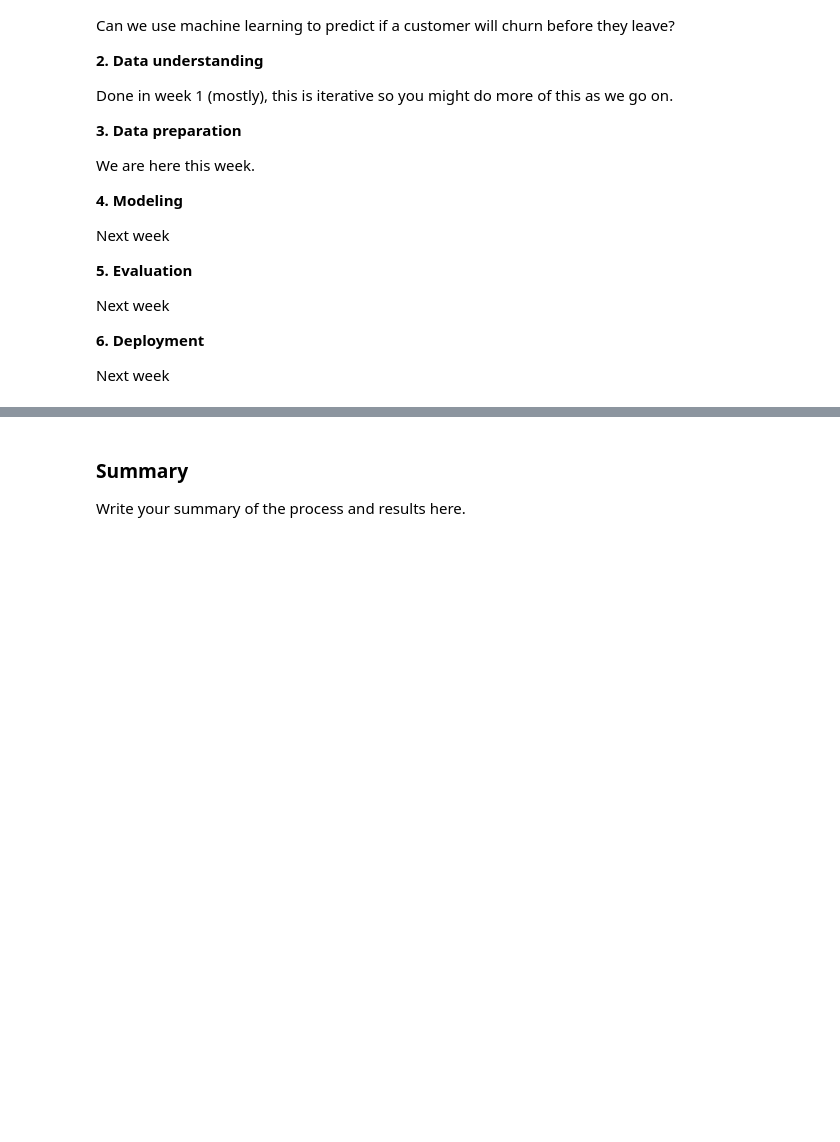
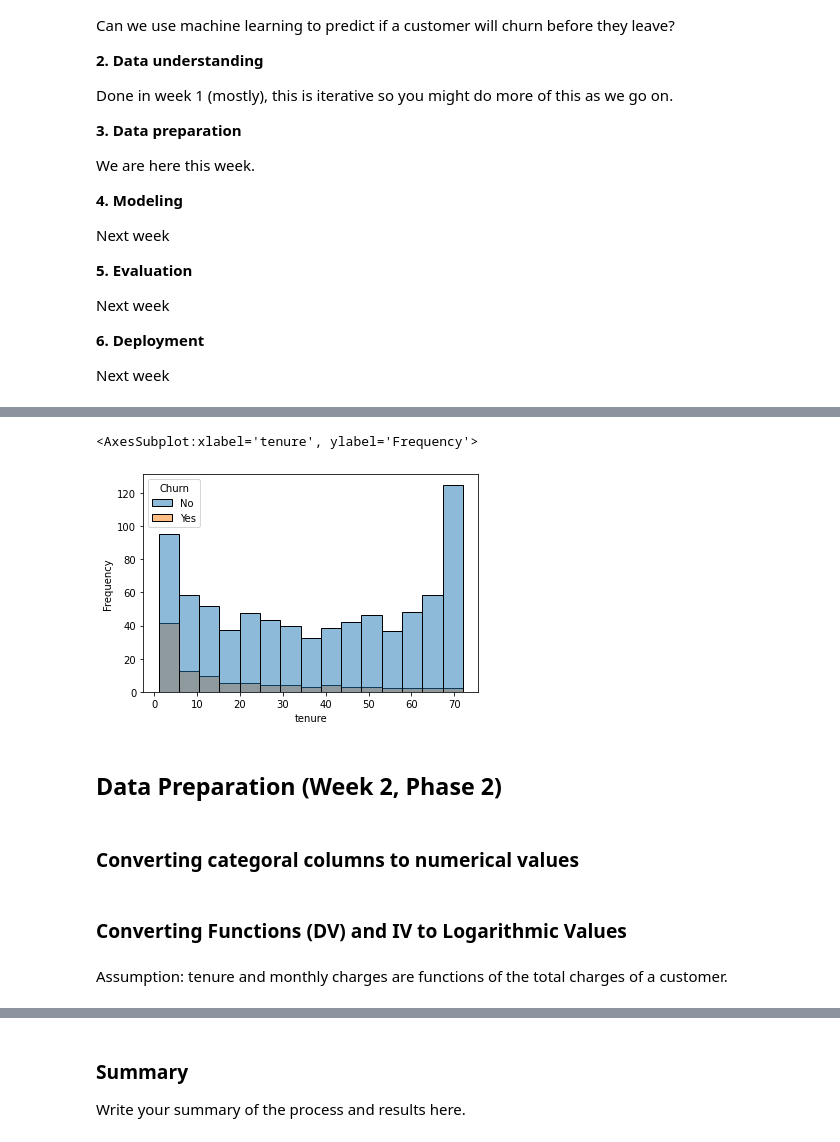
Before and after one commit to kscully-dotcom/msds600, a Jupyter notebook: assignment/week2/Week_2_Assignment_starter.ipynb, the cells around one changed output, grey strips where cells are left out. Cells and saved outputs as stored; diff of their text form; code cells hidden in the pictures; blank space fills up the shorter version.

```diff
--- a/assignment/week2/Week_2_Assignment_starter.ipynb
+++ b/assignment/week2/Week_2_Assignment_starter.ipynb
@@ -46,0 +135,9 @@ Next week
+# %%
+sns.histplot(data=df, x='tenure', hue='Churn', stat='frequency')
+# %% [output]
+<AxesSubplot:xlabel='tenure', ylabel='Frequency'>
+[figure, added]
+# %% [markdown]
+## Data Preparation (Week 2, Phase 2)
+# %% [markdown]
+### Converting categoral columns to numerical values
@@ -46,0 +149,4 @@ Next week
+# %% [markdown]
+### Converting Functions (DV) and IV to Logarithmic Values
+# %% [markdown]
+Assumption: tenure and monthly charges are functions of the total charges of a customer.
```
Also changed, not shown: parts of 52 cells of this notebook, 16 other files.
